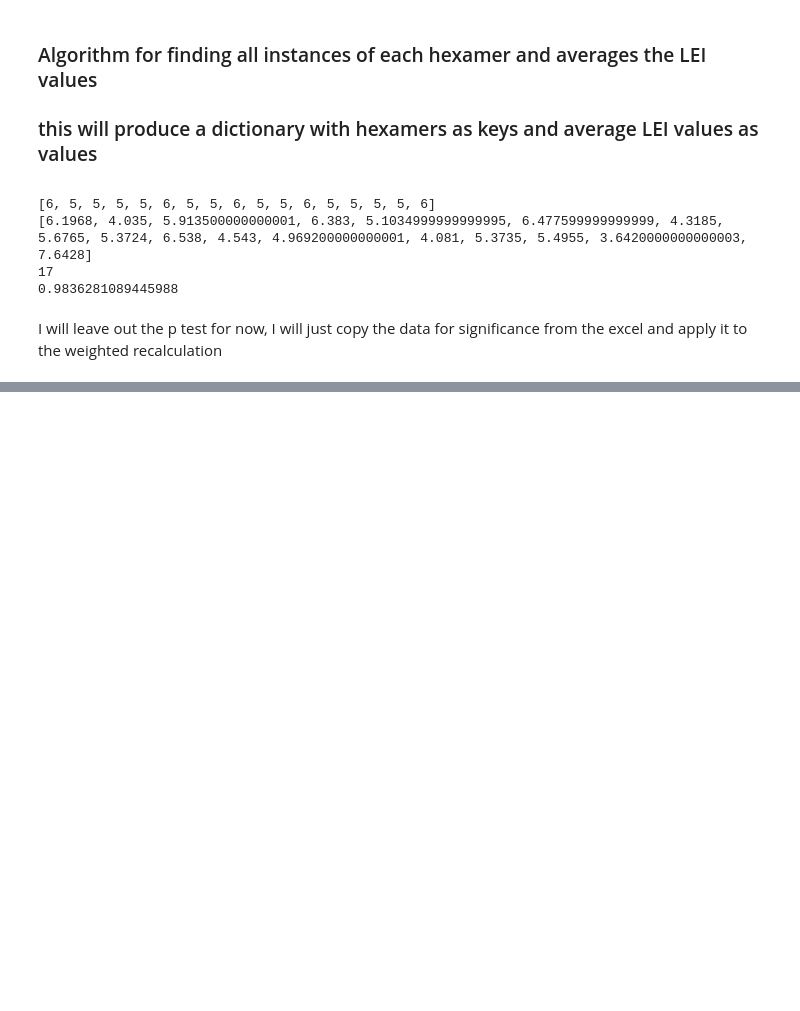
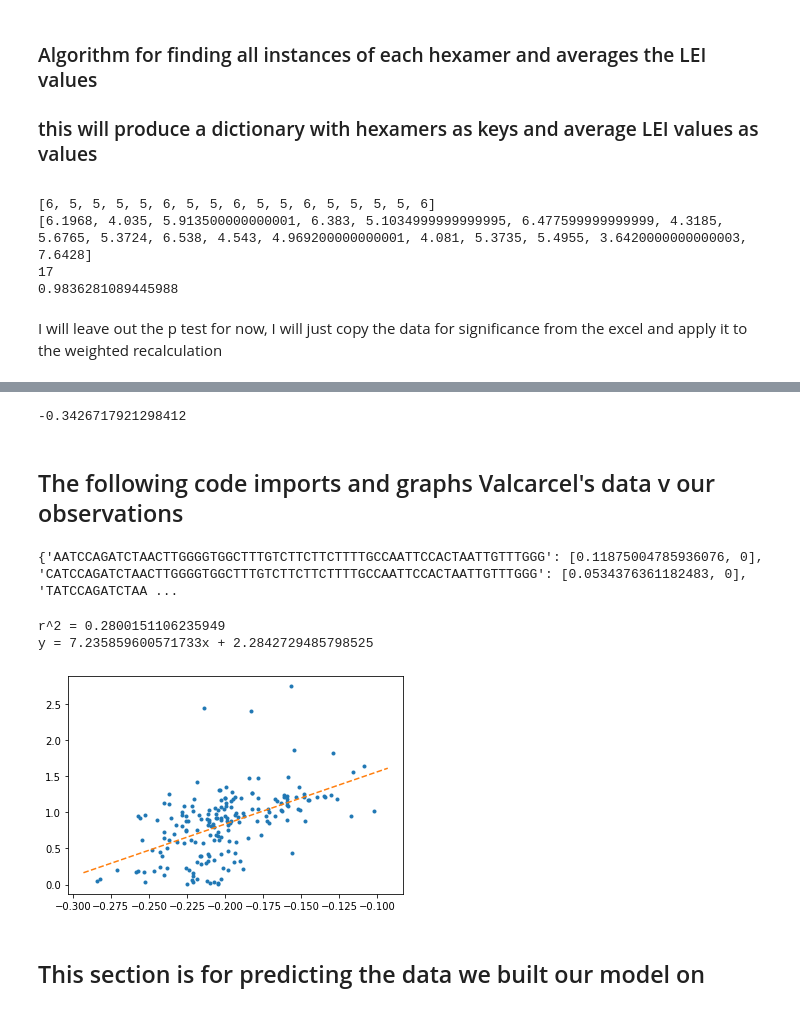
Before and after one commit to danielsjoo/Surf2021Research, a Jupyter notebook: newHexWeights.ipynb, the cells around one changed output, grey strips where cells are left out. Drawn from its saved outputs; the diff is of its cells as text; code cells hidden in the pictures; blank space fills up the shorter version.

Commit message:
analyzing valcarcel's data

```diff
--- a/newHexWeights.ipynb
+++ b/newHexWeights.ipynb
@@ -118,0 +148,47 @@ with open("./data/weighted_hex_scores.csv", 'w') as csvfile:
+# %%
+print(predictLEI("AAAAAT"))
+# %% [output]
+-0.3426717921298412
+# %% [markdown]
+## The following code imports and graphs Valcarcel's data v our observations
+# %%
+# import our data
+datafile = open('./data/valcarcel_data.csv', 'r')
+datareader = csv.reader(datafile, delimiter=',')
+valcarcel_data = {}
+for row in datareader:
+    #valcarcel_data[row[0]] = [float(row[1]),0]
+    #for 2^EI
+    valcarcel_data[row[0]] = [2**float(row[1]),0]
+datafile.close()
+# write in our predictments
+for sequence in  valcarcel_data:
+    valcarcel_data[sequence][1] = predictLEI(sequence)
+# %%
+print(valcarcel_data)
+# %% [output]
+{'AATCCAGATCTAACTTGGGGTGGCTTTGTCTTCTTCTTTTGCCAATTCCACTAATTGTTTGGG': [0.11875004785936076, 0], 'CATCCAGATCTAACTTGGGGTGGCTTTGTCTTCTTCTTTTGCCAATTCCACTAATTGTTTGGG': [0.0534376361182483, 0], 'TATCCAGATCTAA ...
+# %%
+#graph data
+def abline(slope, intercept):
+    axes = plt.gca()
+    x_vals = np.array(axes.get_xlim())
+    y_vals = intercept + slope * x_vals
+    plt.plot(x_vals, y_vals, '--')
+
+x_vals = []
+y_vals = []
+for seq in valcarcel_data:
+    y_vals.append(valcarcel_data[seq][0]) #x is valcarcel's observations
+    x_vals.append(valcarcel_data[seq][1]) #y is our predictment
+slope, intercept, r_value, p_value, std_err = stats.linregress(x_vals,y_vals)
+plt.plot(x_vals,y_vals,'.')
+abline(slope,intercept)
+print("r^2 = " + str(r_value**2))
+print("y = " + str(slope) + "x + " + str(intercept))
+# %% [output]
+r^2 = 0.2800151106235949
+y = 7.235859600571733x + 2.2842729485798525
+[figure, added]
+# %% [markdown]
+## This section is for predicting the data we built our model on
```
Also changed, not shown: parts of 6 cells of this notebook, 2 other files.
